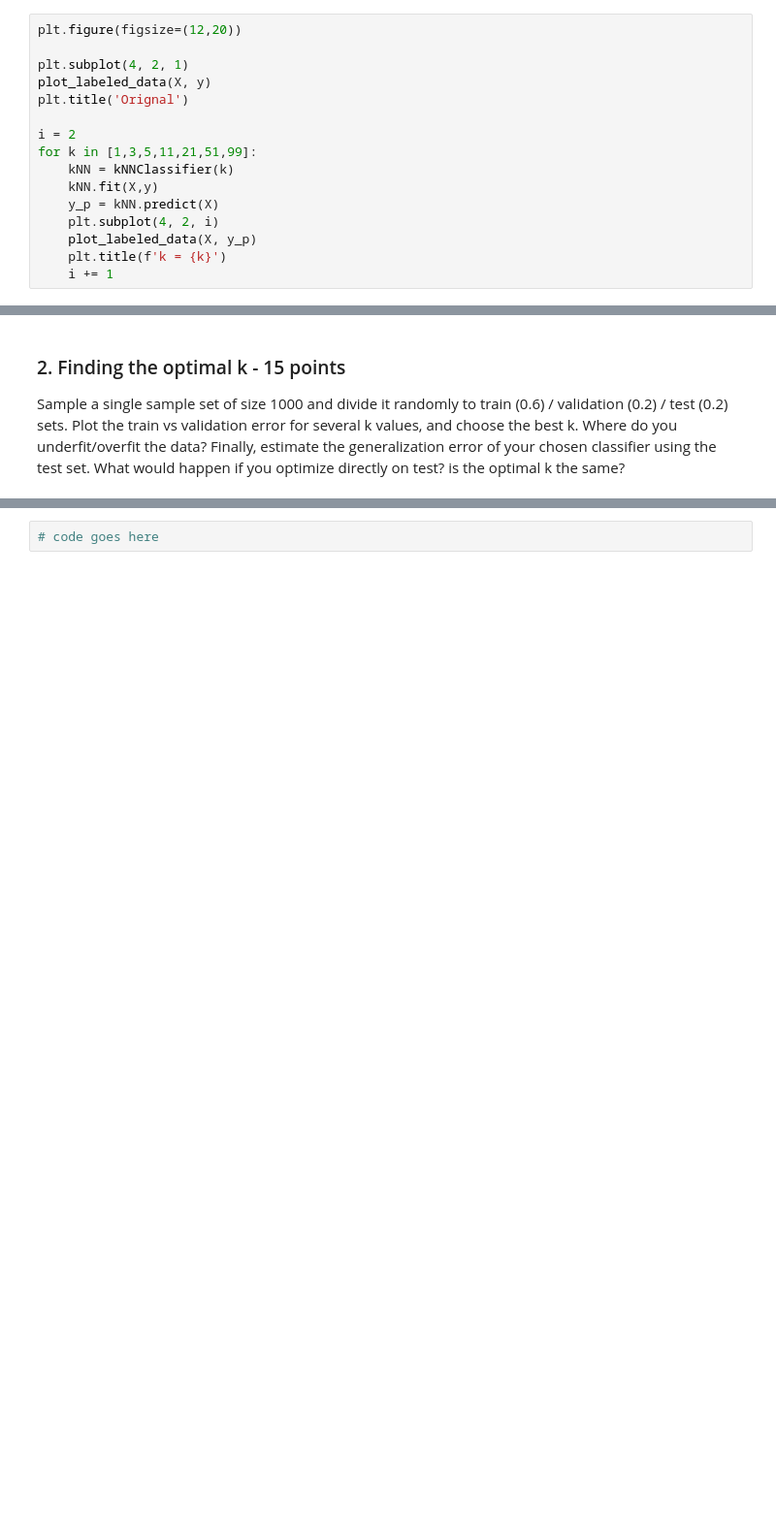
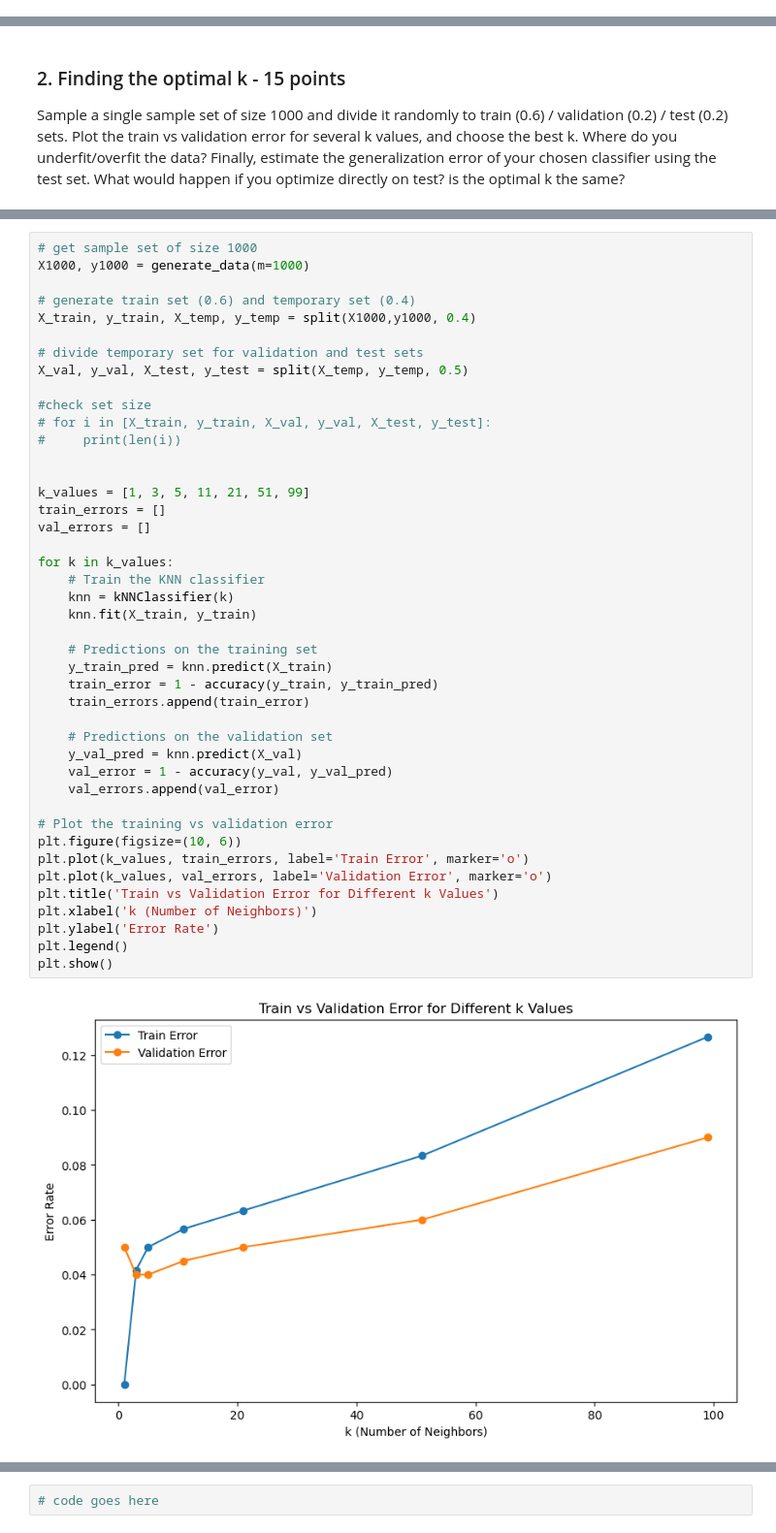
Before and after one commit to JaneAmi/YData_ML, a Jupyter notebook: SL_HW1.ipynb, the cells around one changed output, grey strips where cells are left out. Shown at 97% size. Saved outputs shown, nothing was run; the diff lists cells and outputs as text; blank space fills up the shorter version.

```diff
--- a/SL_HW1.ipynb
+++ b/SL_HW1.ipynb
@@ -186,19 +179,3 @@ plot_decision_plane(X, y, kNN)
-# %%
-plt.figure(figsize=(12,20))
-
-plt.subplot(4, 2, 1)
-plot_labeled_data(X, y)
-plt.title('Orignal')
-
-i = 2
-for k in [1,3,5,11,21,51,99]:
-    kNN = kNNClassifier(k)
-    kNN.fit(X,y)
-    y_p = kNN.predict(X)
-    plt.subplot(4, 2, i)
-    plot_labeled_data(X, y_p)
-    plt.title(f'k = {k}')
-    i += 1
 # %%
 plt.figure(figsize=(12,20))
 
@@ -226,0 +229,45 @@ Sample a single sample set of size 1000 and divide it randomly to train (0.6) /
+# %%
+# get sample set of size 1000
+X1000, y1000 = generate_data(m=1000)
+
+# generate train set (0.6) and temporary set (0.4)
+X_train, y_train, X_temp, y_temp = split(X1000,y1000, 0.4)
+
+# divide temporary set for validation and test sets
+X_val, y_val, X_test, y_test = split(X_temp, y_temp, 0.5)
+
+#check set size
+# for i in [X_train, y_train, X_val, y_val, X_test, y_test]:
+#     print(len(i))
+
+
+k_values = [1, 3, 5, 11, 21, 51, 99]
+train_errors = []
+val_errors = []
+
+for k in k_values:
+    # Train the KNN classifier
+    knn = kNNClassifier(k)
+    knn.fit(X_train, y_train)
+
+    # Predictions on the training set
+    y_train_pred = knn.predict(X_train)
+    train_error = 1 - accuracy(y_train, y_train_pred)
+    train_errors.append(train_error)
+
+    # Predictions on the validation set
+    y_val_pred = knn.predict(X_val)
+    val_error = 1 - accuracy(y_val, y_val_pred)
+    val_errors.append(val_error)
+
+# Plot the training vs validation error
+plt.figure(figsize=(10, 6))
+plt.plot(k_values, train_errors, label='Train Error', marker='o')
+plt.plot(k_values, val_errors, label='Validation Error', marker='o')
+plt.title('Train vs Validation Error for Different k Values')
+plt.xlabel('k (Number of Neighbors)')
+plt.ylabel('Error Rate')
+plt.legend()
+plt.show()
+# %% [output]
+[figure, added]
```
Also changed, not shown: parts of 9 cells of this notebook.
